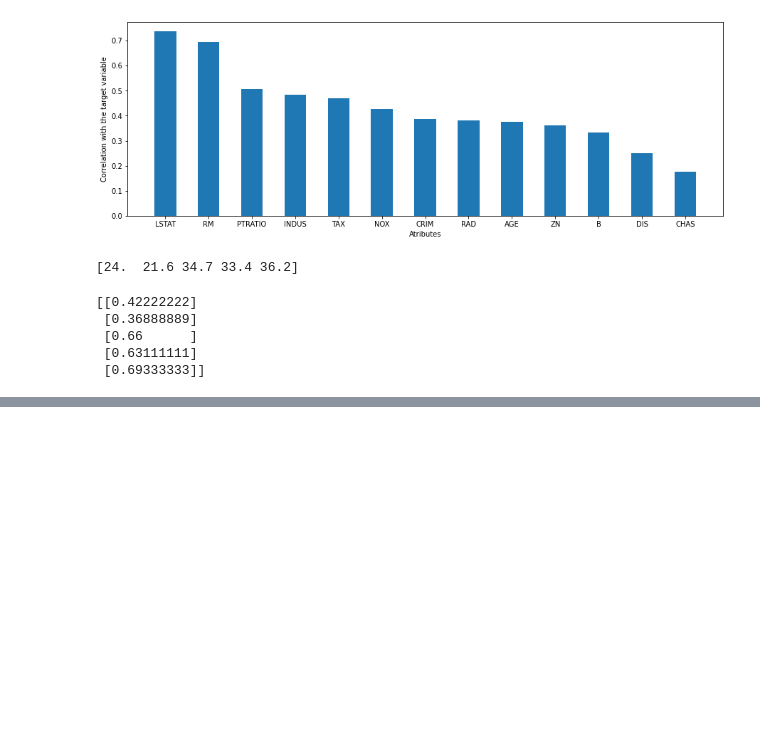
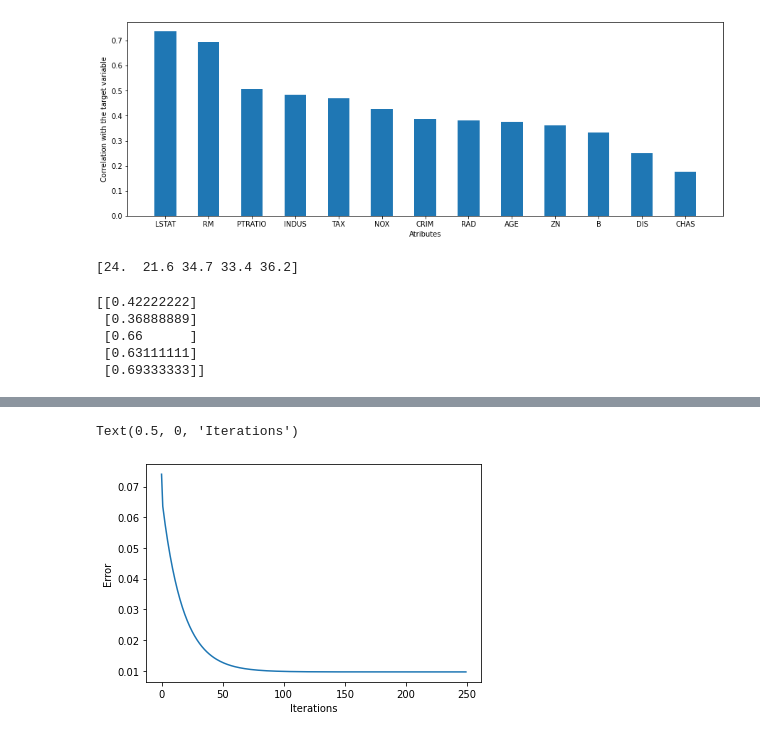
Before and after one commit to suyash-jamdade/MachineLearning, a Jupyter notebook: boston_house_price.ipynb, the cells around one changed output, grey strips where cells are left out. Saved outputs shown, nothing was run; the diff lists cells and outputs as text; code cells hidden in the pictures; blank space fills up the shorter version.

```diff
--- a/boston_house_price.ipynb
+++ b/boston_house_price.ipynb
@@ -167,0 +192,7 @@ def gradient_descent(init_m,init_c,x,t,learing_rate,iterations,error_threshold):
+# %%
+plt.plot(np.arange(len(error_values)),error_values)
+plt.ylabel('Error')
+plt.xlabel('Iterations')
+# %% [output]
+Text(0.5, 0, 'Iterations')
+[figure, added]
```
Also changed, not shown: parts of 8 cells of this notebook.
